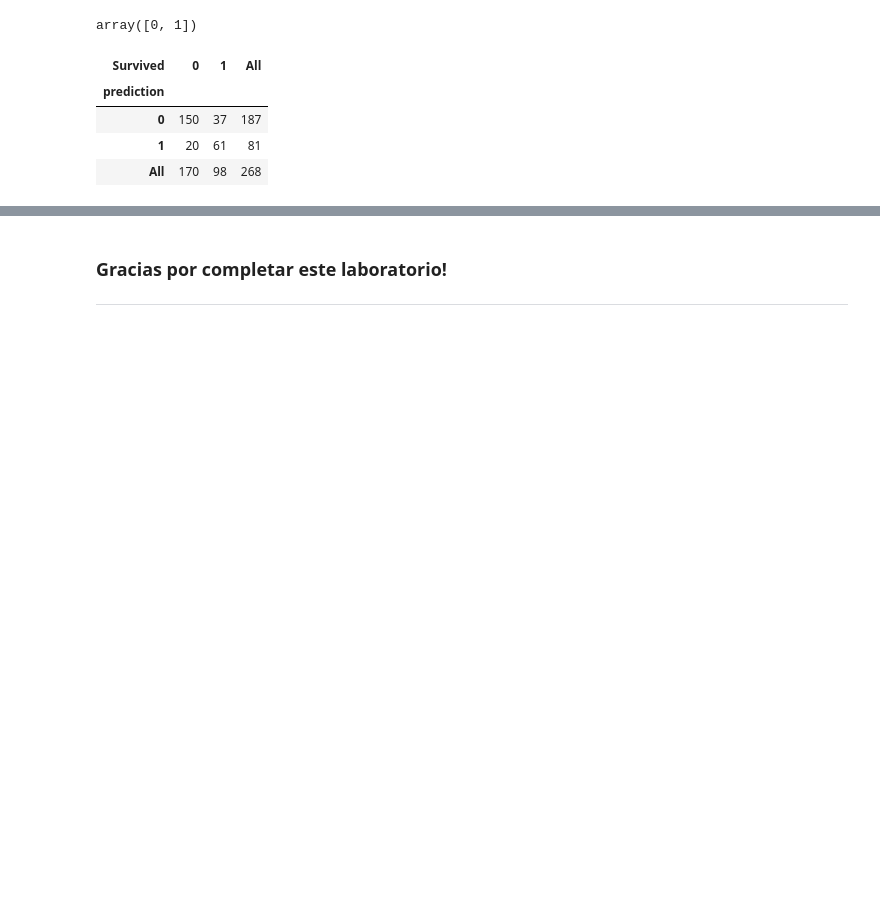
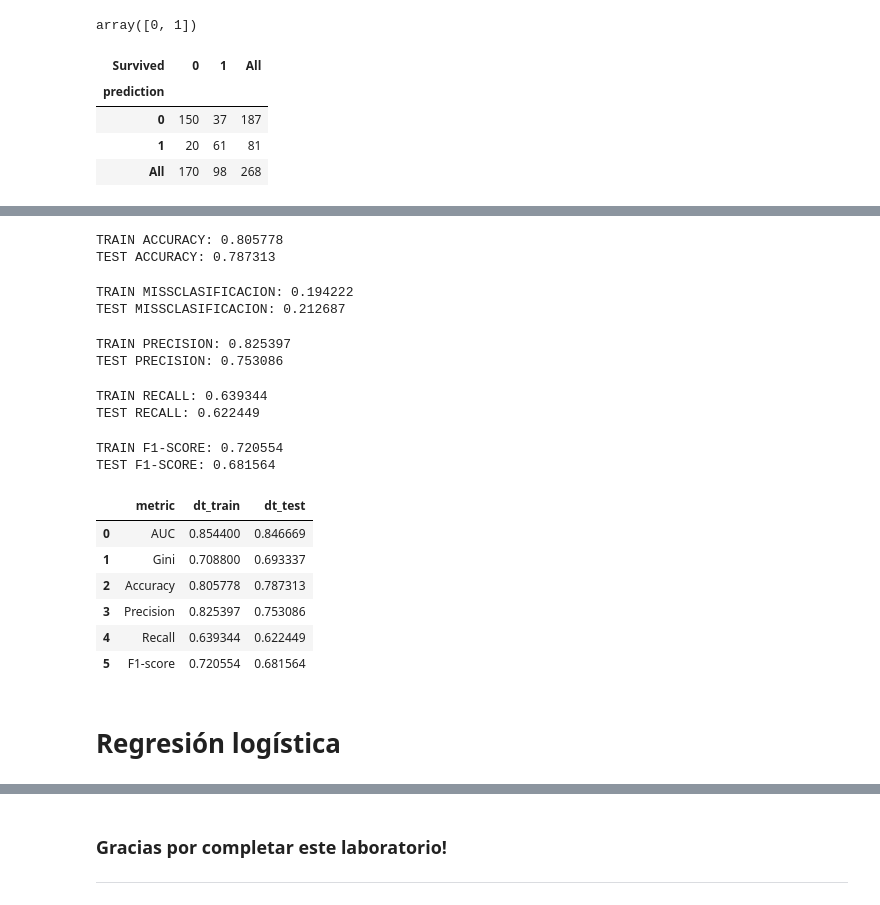
Before and after one commit to JCaballerot/Data_science_for_business, a Jupyter notebook: decision_trees/Lab_Titanic.ipynb, the cells around one changed output, grey strips where cells are left out. Drawn from its saved outputs; the diff is of its cells as text; code cells hidden in the pictures; blank space fills up the shorter version.

```diff
--- a/decision_trees/Lab_Titanic.ipynb
+++ b/decision_trees/Lab_Titanic.ipynb
@@ -300,0 +345,64 @@ pd.crosstab(X_test.prediction, X_test.Survived, margins = True)
+# %%
+# ACCURACY
+print('TRAIN ACCURACY: %f' %(accuracy_score(y_train, X_train.prediction)))
+print('TEST ACCURACY: %f' %(accuracy_score(y_test, X_test.prediction)))
+# %% [output]
+TRAIN ACCURACY: 0.805778
+TEST ACCURACY: 0.787313
+# %%
+# MISSCLASIFICACION
+print('TRAIN MISSCLASIFICACION: %f' %(1 - accuracy_score(y_train, X_train.prediction)))
+print('TEST MISSCLASIFICACION: %f' %(1 - accuracy_score(y_test, X_test.prediction)))
+# %% [output]
+TRAIN MISSCLASIFICACION: 0.194222
+TEST MISSCLASIFICACION: 0.212687
+# %%
+# PRECISION
+print('TRAIN PRECISION: %f' %(precision_score(y_train, X_train.prediction)))
+print('TEST PRECISION: %f' %(precision_score(y_test, X_test.prediction)))
+# %% [output]
+TRAIN PRECISION: 0.825397
+TEST PRECISION: 0.753086
+# %%
+# RECALL
+print('TRAIN RECALL: %f' %(recall_score(y_train, X_train.prediction)))
+print('TEST RECALL: %f' %(recall_score(y_test, X_test.prediction)))
+# %% [output]
+TRAIN RECALL: 0.639344
+TEST RECALL: 0.622449
+# %%
+# F1-SCORE
+print('TRAIN F1-SCORE: %f' %(f1_score(y_train, X_train.prediction)))
+print('TEST F1-SCORE: %f' %(f1_score(y_test, X_test.prediction)))
+# %% [output]
+TRAIN F1-SCORE: 0.720554
+TEST F1-SCORE: 0.681564
+# %%
+#Resumen de todas las métricas del modelo
+
+metrics_tree = pd.DataFrame({'metric':['AUC','Gini','Accuracy','Precision','Recall','F1-score'],
+                             'dt_train':[roc_auc_score(y_train, X_train.probability),
+                                        (roc_auc_score(y_train, X_train.probability)*2-1),
+                                        accuracy_score(y_train, X_train.prediction),
+                                        precision_score(y_train, X_train.prediction),
+                                        recall_score(y_train, X_train.prediction),
+                                        f1_score(y_train, X_train.prediction)],
+
+                             'dt_test':[roc_auc_score(y_test, X_test.probability),
+                                        (roc_auc_score(y_test, X_test.probability)*2-1),
+                                        accuracy_score(y_test, X_test.prediction),
+                                        precision_score(y_test, X_test.prediction),
+                                        recall_score(y_test, X_test.prediction),
+                                        f1_score(y_test, X_test.prediction)]})
+
+metrics_tree
+# %% [output]
+|  | metric | dt_train | dt_test |
+| 0 | AUC | 0.854400 | 0.846669 |
+| 1 | Gini | 0.708800 | 0.693337 |
+| 2 | Accuracy | 0.805778 | 0.787313 |
+| 3 | Precision | 0.825397 | 0.753086 |
+| 4 | Recall | 0.639344 | 0.622449 |
+| 5 | F1-score | 0.720554 | 0.681564 |
+# %% [markdown]
+# Regresión logística
```
Also changed, not shown: parts of 25 cells of this notebook.
